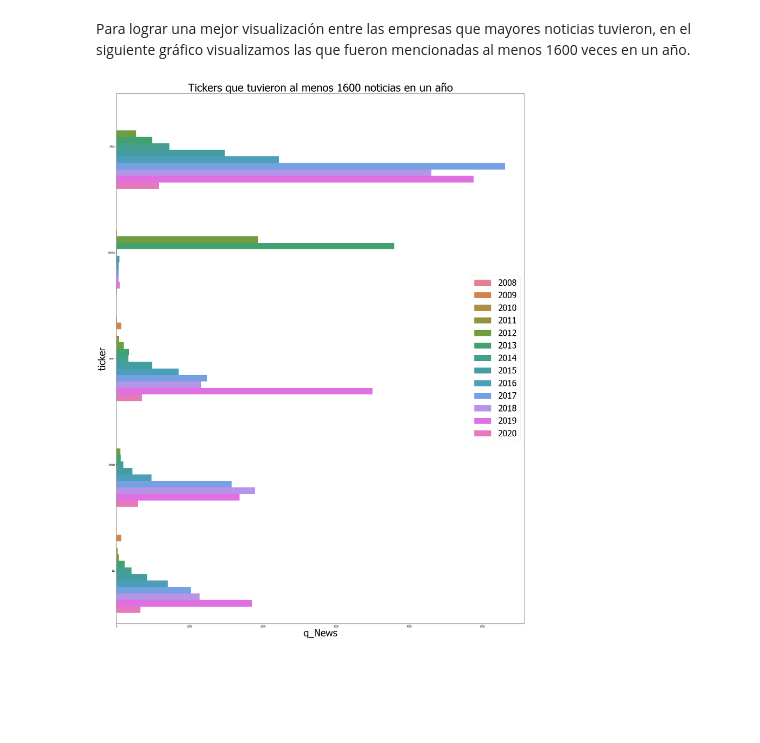
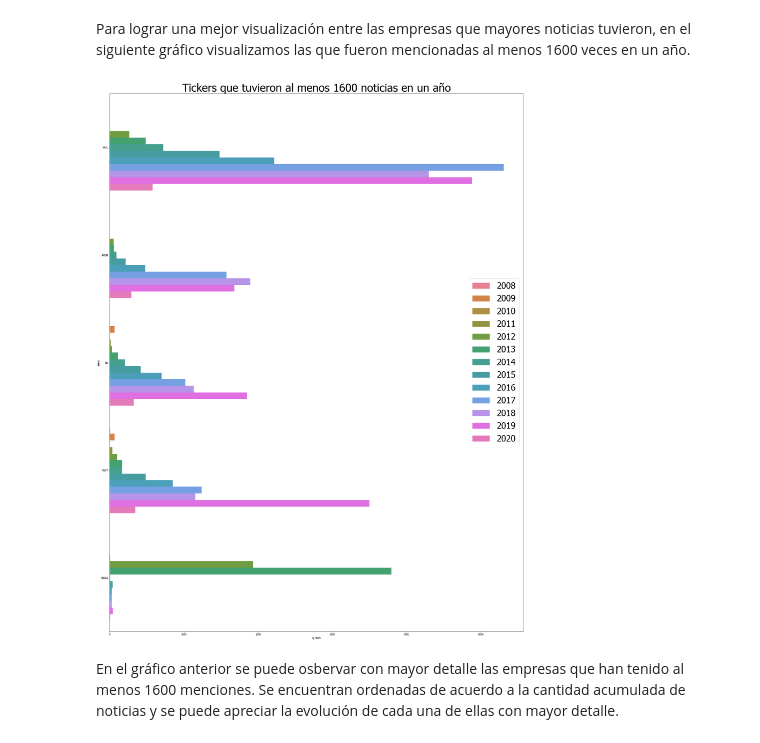
Before and after one commit to tinserrano/MentoriaDIplodatos, a Jupyter notebook: Entrega1_Parte2_GrupoA.ipynb, the cells around one changed output. Drawn from its saved outputs; the diff is of its cells as text; code cells hidden in the pictures; blank space fills up the shorter version.

Commit message:
subo correcciones en dataset de noticias

```diff
--- a/Entrega1_Parte2_GrupoA.ipynb
+++ b/Entrega1_Parte2_GrupoA.ipynb
@@ -97,0 +102,16 @@ df_news.describe()
+# %%
+q20 = df_count.quantile(q=0.2)
+q30 = df_count.quantile(q=0.3)
+print(f"El percentil 0,20 de la cantidad de noticias es de {q20}")
+print(f"El percentil 0,30 de la cantidad de noticias es de {q30}")
+q = 50
+may = df_count > q
+may.value_counts()
+mayor = df_news["ticker"].value_counts() >= q
+mayor.head()
+ticker = mayor[mayor == False]
+
+#Genero la lista con los tickers que quiero quitar
+lista = ticker.index.tolist()
+df = df_news[~df_news.ticker.str.contains('|'.join(lista))]
+print(f"Si contamos con los tickers que tienen al menos 50 noticias, nos quedamos con noticias de {df.ticker.nunique()} compañias")
@@ -99,11 +125,10 @@ df_news.describe()
 ### Consigna de la entrega 1
 <li> Graficar la cantidad de noticias por año
 # %%
-df_news['release_date'] =  pd.to_datetime(df_news['release_date'])
-df_count = df_news["ticker"].value_counts()
+df['release_date'] =  pd.to_datetime(df['release_date'])
+df_count = df["ticker"].value_counts()
 df_count = df_count.to_frame()
 
-
-per_year = df_news.release_date.groupby(df_news.release_date.dt.year)
+per_year = df.release_date.groupby(df.release_date.dt.year)
 per_year.describe()
 # %% [output]
@@ -259,27 +283,31 @@ En lineas generales, se puede ver que AAPL es la compañía mas mencionada en la
 # %% [markdown]
 Para lograr una mejor visualización entre las empresas que mayores noticias tuvieron, en el siguiente gráfico visualizamos las que fueron mencionadas al menos 1600 veces en un año.
 # %%
-per_ticker_n = df_news.ticker.groupby([df_news.ticker, df_news.release_date.dt.year]).count().to_frame()
+per_ticker_n = df.ticker.groupby([df.ticker, df.release_date.dt.year]).count().to_frame()
 per_ticker_n.columns = ["q_News"]
 sup = per_ticker_n.q_News <= 1600
 per_ticker_n_sup = per_ticker_n[sup == False]
 y = per_ticker_n_sup.reset_index()
 ticker_may_mil_n = y.ticker.unique()
 
-noticias_may_mil_n = df_news[df_news.ticker.isin(ticker_may_mil_n)]
-per_ticker_n_mil = noticias_may_mil_n.ticker.groupby([df_news.ticker, df_news.release_date.dt.year]).count().to_frame()
+noticias_may_mil_n = df[df.ticker.isin(ticker_may_mil_n)]
+per_ticker_n_mil = noticias_may_mil_n.ticker.groupby([df.ticker, df.release_date.dt.year]).count().to_frame()
 per_ticker_n_mil.columns = ["q_News"]
 
-noticias_may_mil_n = df_news[df_news.ticker.isin(ticker_may_mil_n)]
-per_ticker_n_mil = noticias_may_mil_n.ticker.groupby([df_news.ticker, df_news.release_date.dt.year]).count().to_frame()
+noticias_may_mil_n = df[df.ticker.isin(ticker_may_mil_n)]
+per_ticker_n_mil = noticias_may_mil_n.ticker.groupby([df.ticker, df.release_date.dt.year]).count().to_frame()
 per_ticker_n_mil.columns = ["q_News"]
 
-per_ticker_n_mil = per_ticker_n_mil.reset_index().sort_values(by="q_News", ascending=False)
+per_ticker_n_mil["orden"] = per_ticker_n_mil.groupby(by="ticker").sum()
+
+per_ticker_n_mil = per_ticker_n_mil.reset_index().sort_values(by="orden", ascending=False)
 
 plt.figure(figsize=(30, 40))
 sns.barplot(data=per_ticker_n_mil, x=per_ticker_n_mil.q_News, y=per_ticker_n_mil.ticker, hue=per_ticker_n_mil.release_date, palette="husl")
 plt.title("Tickers que tuvieron al menos 1600 noticias en un año", fontsize=45)
 plt.legend(loc='center right', fontsize=35)
 plt.show()
 # %% [output]
-[figure, old version]
+[figure, new version]
+# %% [markdown]
+En el gráfico anterior se puede osbervar con mayor detalle las empresas que han tenido al menos 1600 menciones. Se encuentran ordenadas de acuerdo a la cantidad acumulada de noticias y se puede apreciar la evolución de cada una de ellas con mayor detalle.
```
Also changed, not shown: parts of 24 cells of this notebook.
